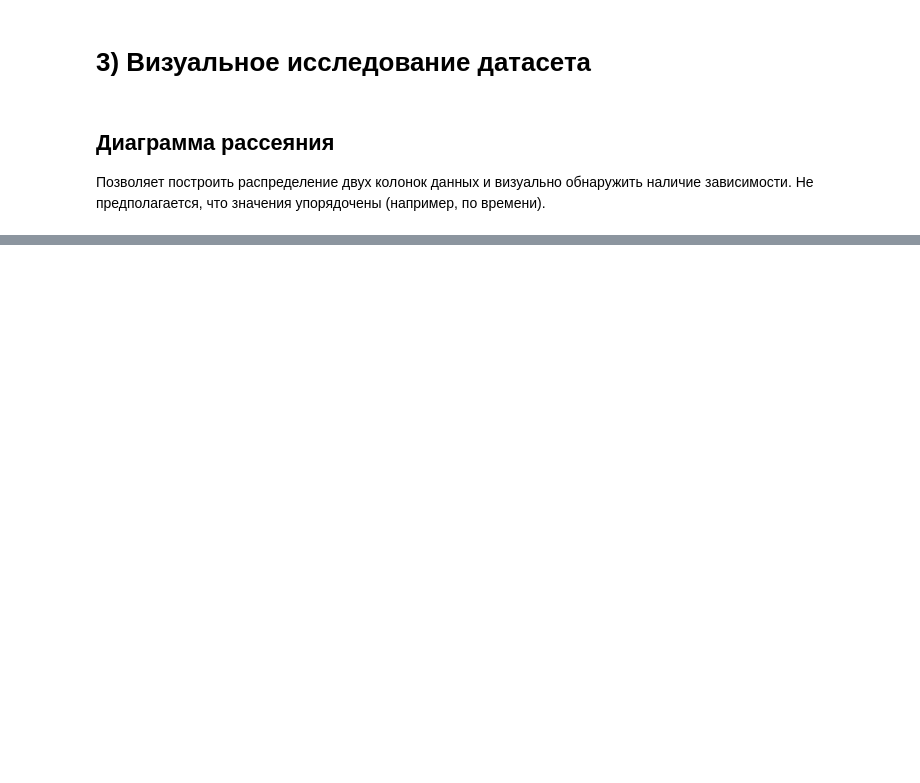
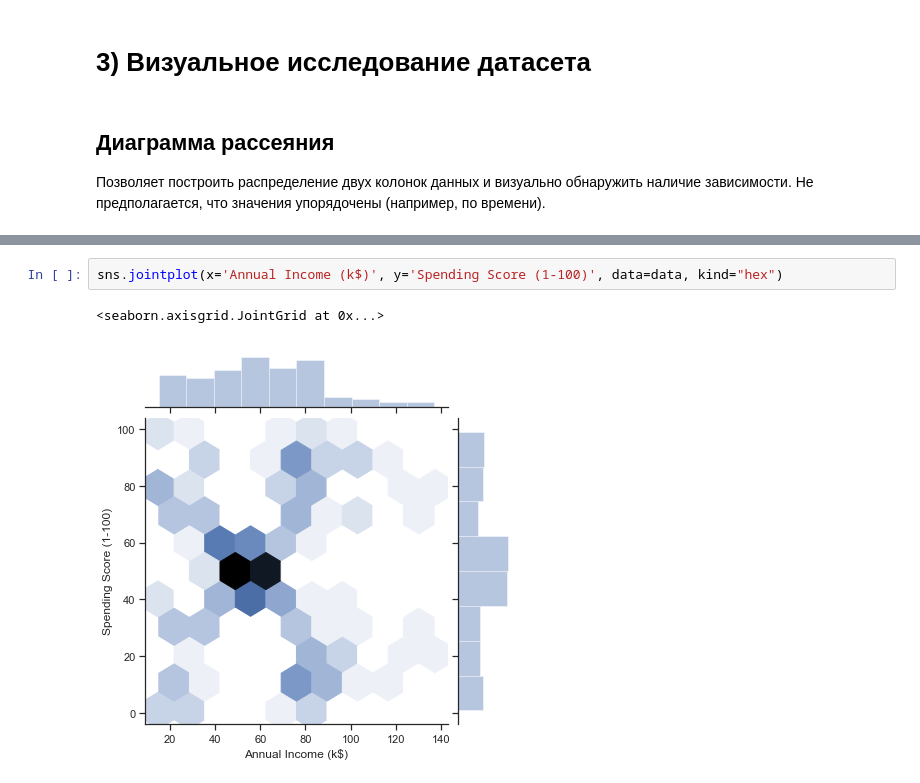
Before and after one commit to SemenovaEkaterina/mmo, a Jupyter notebook: lab1.ipynb, the cells around one changed output, grey strips where cells are left out. Saved outputs shown, nothing was run; the diff lists cells and outputs as text; blank space fills up the shorter version.

```diff
--- a/lab1.ipynb
+++ b/lab1.ipynb
@@ -59,0 +109,5 @@ sns.scatterplot(ax=ax, x='YEAR', y='MONTH', data=data)
+# %%
+sns.jointplot(x='Annual Income (k$)', y='Spending Score (1-100)', data=data, kind="hex")
+# %% [output]
+<seaborn.axisgrid.JointGrid at 0x...>
+[figure, added]
```
Also changed, not shown: parts of 30 cells of this notebook, 2 other files.
